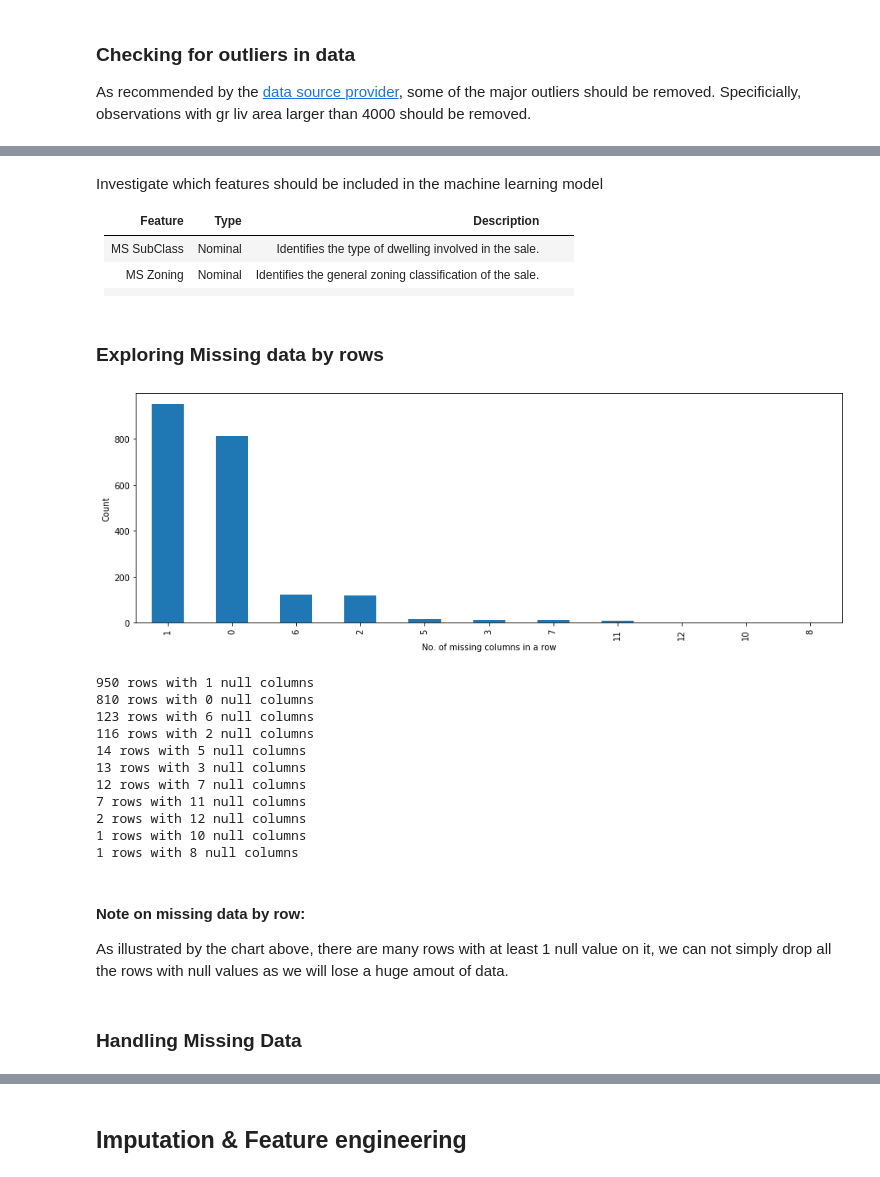
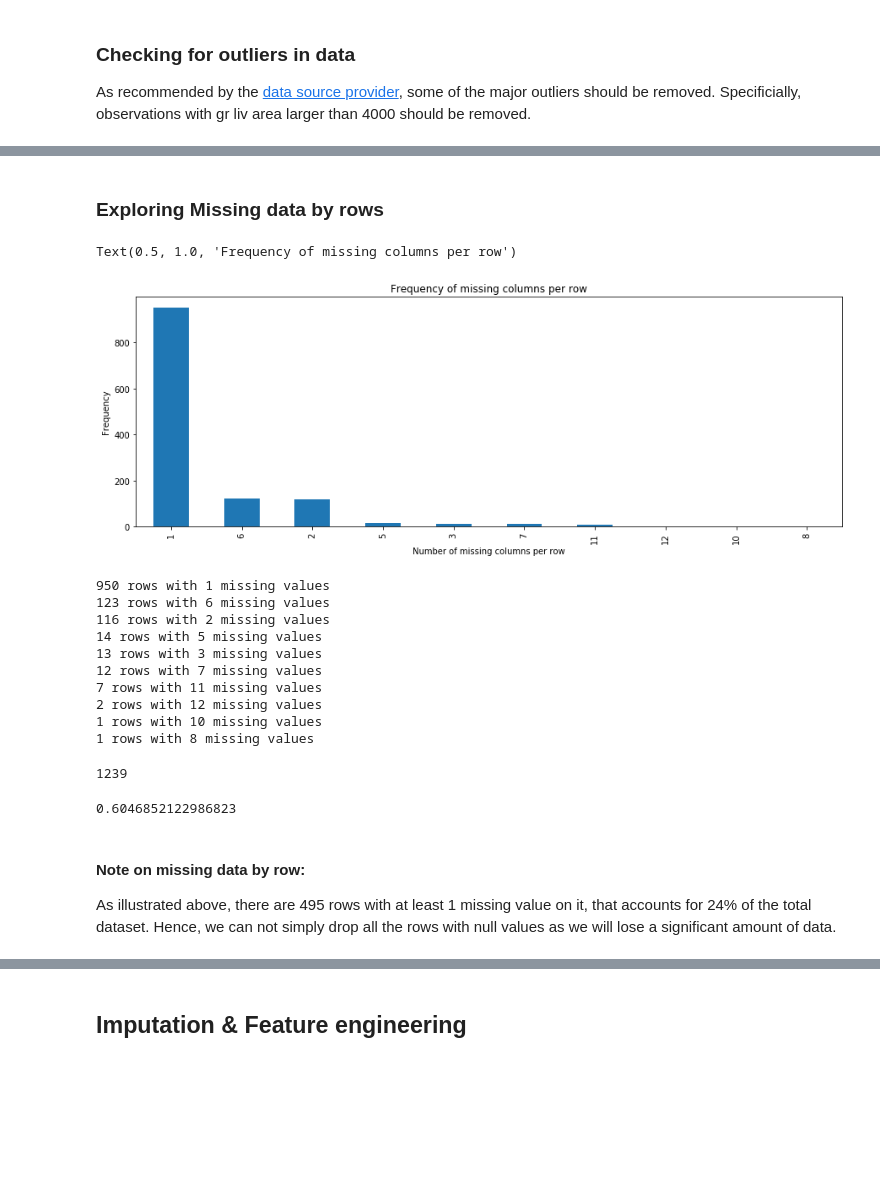
Before and after one commit to kelvinAI/ga-proj2-ames-housing, a Jupyter notebook: ames-housing.ipynb, the cells around one changed output, grey strips where cells are left out. Drawn from its saved outputs; the diff is of its cells as text; code cells hidden in the pictures; blank space fills up the shorter version.

```diff
--- a/ames-housing.ipynb
+++ b/ames-housing.ipynb
@@ -225,7 +166,7 @@ print("\n".join([ "{:0.4g}% empty rows for {} ".format(pct,col) for pct,col in z
 # %%
 drop_cols = {'pool_qc','misc_feature','alley','fence','id','pid'}
-# %%
-df = raw_data[[col for col in raw_data.columns if col not in drop_cols]]
 # %%
 def drop_init_cols(df):
     return df[[col for col in df.columns if col not in drop_cols]]
+# %%
+df = drop_init_cols(raw_data)
@@ -251,43 +199,44 @@ Name: gr_liv_area, Length: 2051, dtype: int64
-# %%
-# Drop index 960 and 1885 as they are outliers
-# this cell should only be run once
-df = df.drop(labels=[960,1885] , axis=0)
-# %% [markdown]
-Investigate which features should be included in the machine learning model
-
-| Feature | Type | Description  |   |   |
-|--------|------|---|---|---|
-|MS SubClass|Nominal|Identifies the type of dwelling involved in the sale.|   |   |
-|MS Zoning|Nominal|Identifies the general zoning classification of the sale.|   |   |
-|        |      |   |   |   |
+# %%
+# Drop observations with Greater Living area which are larger than 4000
+df = df[ df['gr_liv_area'] < 4000 ]
 # %% [markdown]
 ### Exploring Missing data by rows
 # %%
 # Missing values along axis=1
 # Statistics for missing values by rows
 na_rows_stats = df.isnull().sum(axis=1)
 missing_cols_in_row = na_rows_stats.value_counts()
+missing_cols_in_row.drop(0, inplace=True)
 missing_cols_in_row.plot.bar(figsize=(15,5));
-plt.xlabel("No. of missing columns in a row");
-plt.ylabel("Count");
+plt.xlabel("Number of missing columns per row");
+plt.ylabel("Frequency");
+plt.title("Frequency of missing columns per row")
 # %% [output]
+Text(0.5, 1.0, 'Frequency of missing columns per row')
-[figure, old version]
+[figure, new version]
 # %%
-print("\n".join([ "{} rows with {} null columns".format(count,miss) for miss, count in missing_cols_in_row.items() ]) )
+print("\n".join([ "{} rows with {} missing values".format(count,miss) for miss, count in missing_cols_in_row.items() ]) )
 # %% [output]
-950 rows with 1 null columns
-810 rows with 0 null columns
-123 rows with 6 null columns
-116 rows with 2 null columns
-14 rows with 5 null columns
-13 rows with 3 null columns
-12 rows with 7 null columns
-7 rows with 11 null columns
-2 rows with 12 null columns
-1 rows with 10 null columns
-1 rows with 8 null columns
+950 rows with 1 missing values
+123 rows with 6 missing values
+116 rows with 2 missing values
+14 rows with 5 missing values
+13 rows with 3 missing values
+12 rows with 7 missing values
+7 rows with 11 missing values
+2 rows with 12 missing values
+1 rows with 10 missing values
+1 rows with 8 missing values
+# %%
+# Total rows containing missing values
+missing_cols_in_row.sum()
+# %% [output]
+1239
+# %%
+# Percentage of rows with missing values
+missing_cols_in_row.sum()/df.shape[0]
+# %% [output]
+0.6046852122986823
 # %% [markdown]
 #### Note on missing data by row:
-As illustrated by the chart above, there are many rows with at least 1 null value on it, we can not simply drop all the rows with null values as we will lose a huge amout of data.
+As illustrated above, there are 495 rows with at least 1 missing value on it, that accounts for 24% of the total dataset. Hence, we can not simply drop all the rows with null values as we will lose a significant amount of data.
-# %% [markdown]
-### Handling Missing Data
```
Also changed, not shown: parts of 140 cells of this notebook, 4 other files.
